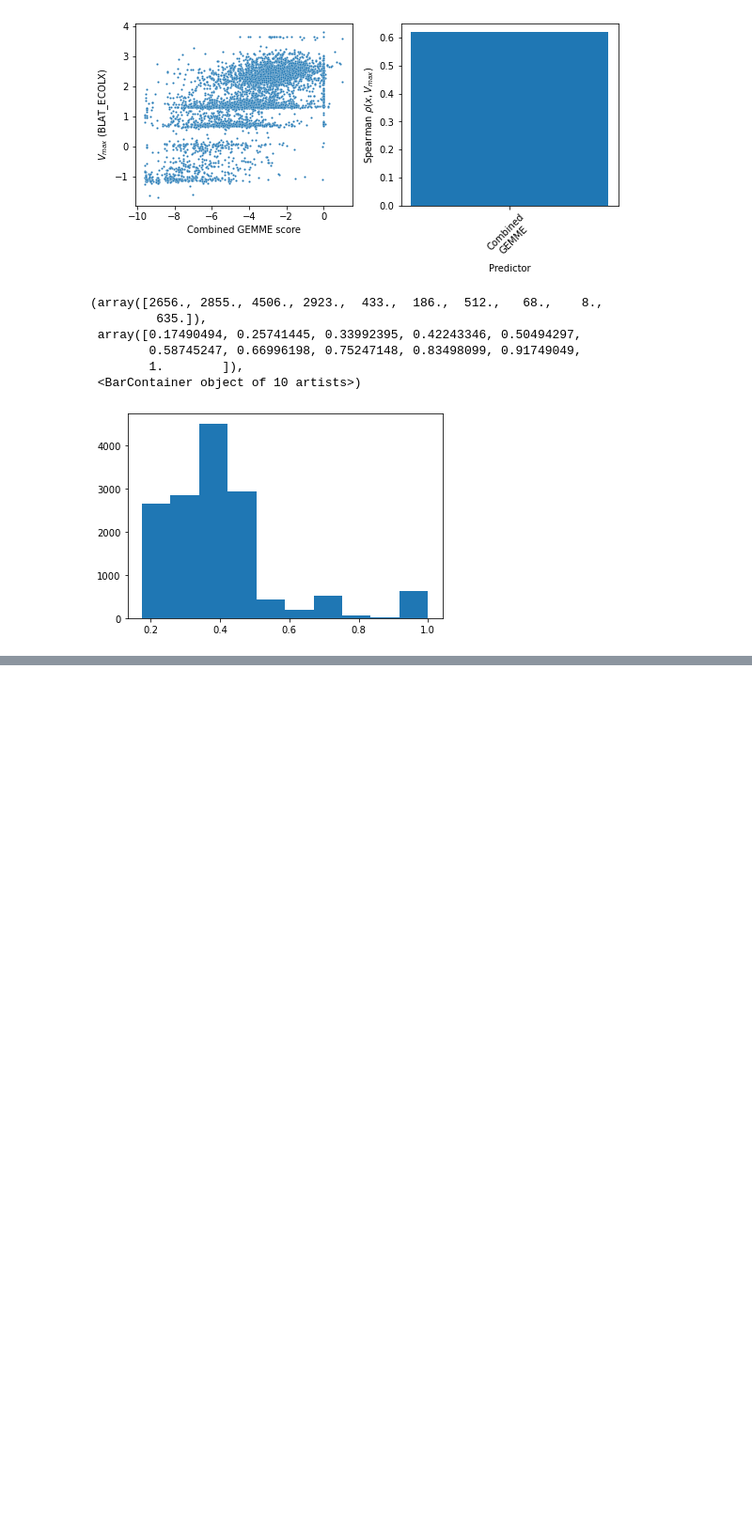
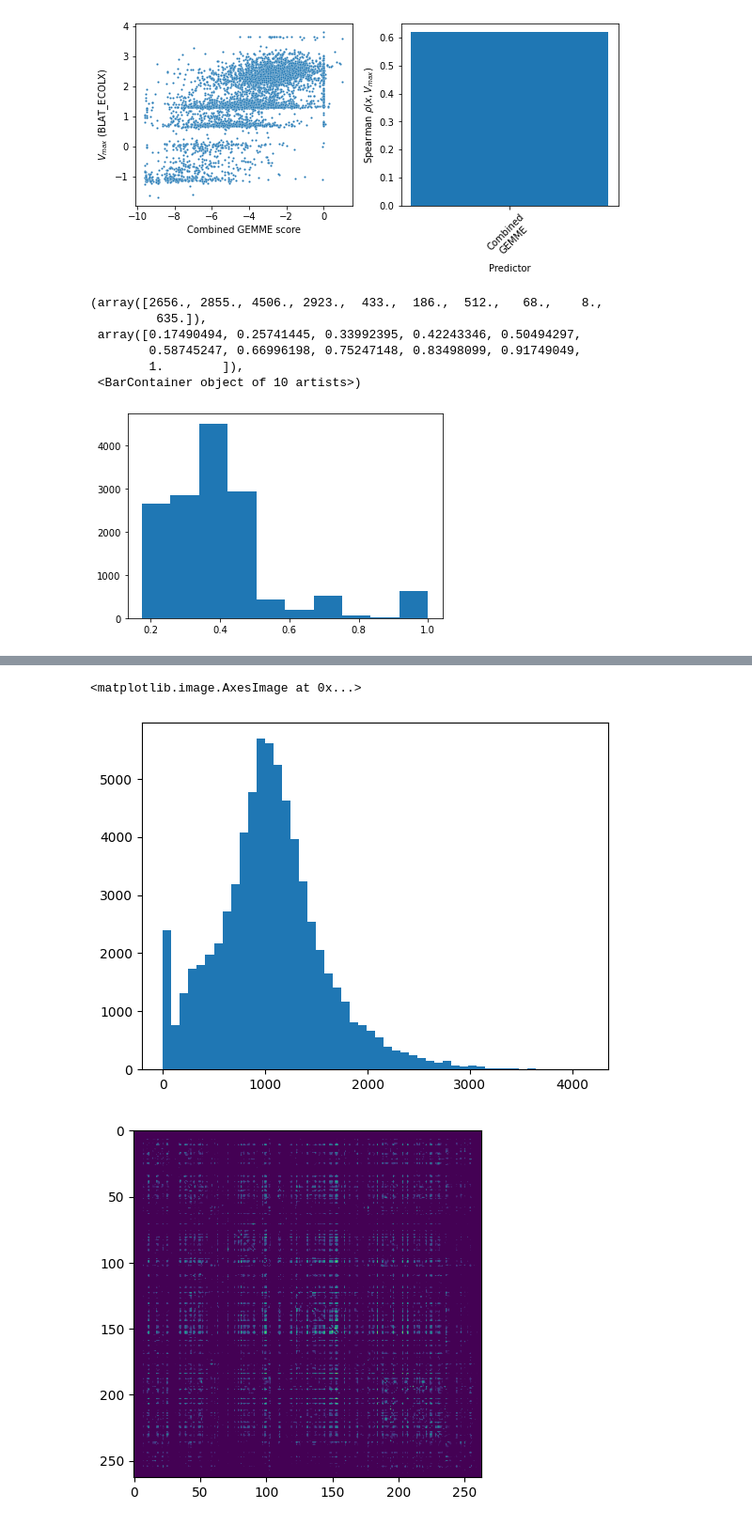
Before and after one commit to andrewcboardman/pyGEMME, a Jupyter notebook: examples/evo_distances.ipynb, the cells around one changed output, grey strips where cells are left out. Shown at 94% size. Saved outputs shown, nothing was run; the diff lists cells and outputs as text; code cells hidden in the pictures; blank space fills up the shorter version.

```diff
--- a/examples/evo_distances.ipynb
+++ b/examples/evo_distances.ipynb
@@ -608,0 +672,13 @@ weighted_id(msa_file, jet_res_file, 100, mode='pairwise')
+# %%
+C =  (X_s.T @ X_s)
+C_r = np.linalg.norm(C.reshape(263, 20, 263, 20), axis=(1,3))
+
+C_r_ = C_r.copy()
+C_r_[np.diag_indices_from(C_r)] = 0
+_ = plt.hist(C_r_.flatten(),bins=50)
+plt.subplots()
+plt.imshow(C_r_, vmin = 1500)
+# %% [output]
+<matplotlib.image.AxesImage at 0x...>
+[figure, added]
+[figure, added]
```
Also changed, not shown: parts of 23 cells of this notebook, 1 other file.
